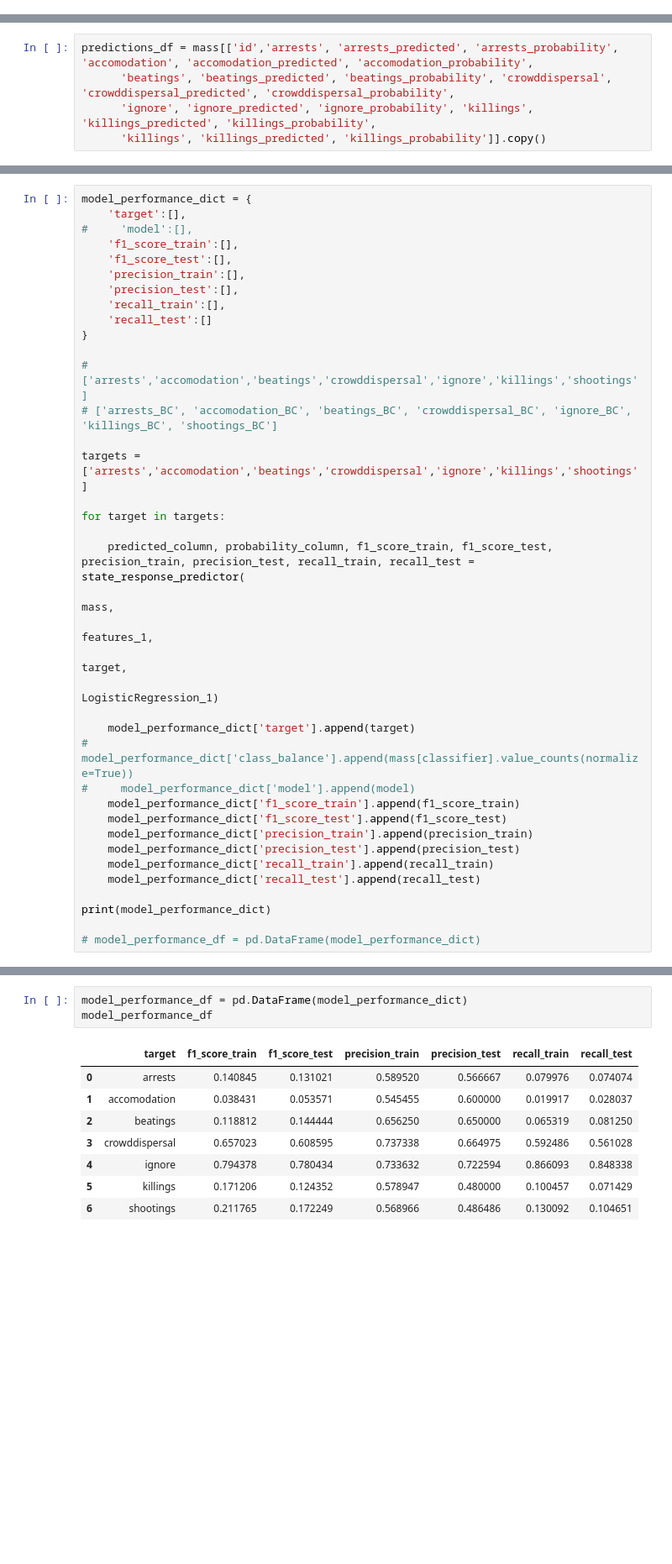
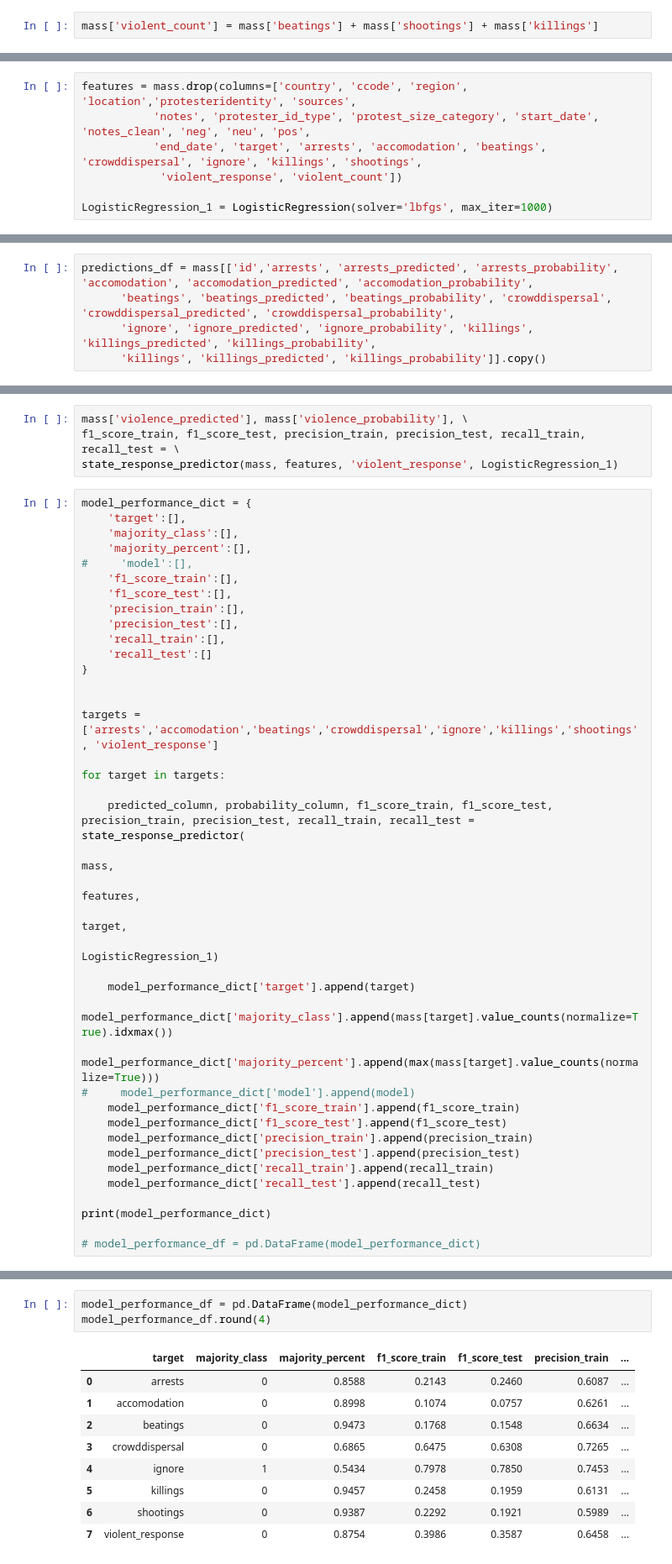
Before and after one commit to EmFib/Mass-Protests, a Jupyter notebook: users/consolidated_mass_logistic_regression.ipynb, the cells around one changed output, grey strips where cells are left out. Shown: that part at 84% size. Saved outputs shown, nothing was run; the diff lists cells and outputs as text; blank space fills up the shorter version.

Commit message:
added violent protest columns to mass df

```diff
--- a/users/consolidated_mass_logistic_regression.ipynb
+++ b/users/consolidated_mass_logistic_regression.ipynb
@@ -350,0 +131,2 @@ LogisticRegression(max_iter=1000)
+# %%
+mass['violent_count'] = mass['beatings'] + mass['shootings'] + mass['killings']
@@ -354,0 +168,7 @@ pwd
+# %%
+features = mass.drop(columns=['country', 'ccode', 'region', 'location','protesteridentity', 'sources',
+           'notes', 'protester_id_type', 'protest_size_category', 'start_date', 'notes_clean', 'neg', 'neu', 'pos',
+           'end_date', 'target', 'arrests', 'accomodation', 'beatings', 'crowddispersal', 'ignore', 'killings', 'shootings',
+            'violent_response', 'violent_count'])
+
+LogisticRegression_1 = LogisticRegression(solver='lbfgs', max_iter=1000)
@@ -372,6 +242,12 @@ predictions_df.to_csv('../data/04_predictions_only.csv', index=False)
+# %%
+mass['violence_predicted'], mass['violence_probability'], \
+f1_score_train, f1_score_test, precision_train, precision_test, recall_train, recall_test = \
+state_response_predictor(mass, features, 'violent_response', LogisticRegression_1)
 # %%
 model_performance_dict = {
     'target':[],
+    'majority_class':[],
+    'majority_percent':[],
 #     'model':[],
     'f1_score_train':[],
     'f1_score_test':[],
@@ -381,21 +257,20 @@ model_performance_dict = {
     'recall_test':[]
 }
 
-# ['arrests','accomodation','beatings','crowddispersal','ignore','killings','shootings']
-# ['arrests_BC', 'accomodation_BC', 'beatings_BC', 'crowddispersal_BC', 'ignore_BC', 'killings_BC', 'shootings_BC']
 
-targets = ['arrests','accomodation','beatings','crowddispersal','ignore','killings','shootings']
+targets = ['arrests','accomodation','beatings','crowddispersal','ignore','killings','shootings', 'violent_response']
 
 for target in targets:
 
     predicted_column, probability_column, f1_score_train, f1_score_test, precision_train, precision_test, recall_train, recall_test = state_response_predictor(
                                                                                                                                 mass,
-                                                                                                                                features_1,
+                                                                                                                                features,
                                                                                                                                 target,
                                                                                                                                 LogisticRegression_1)
 
     model_performance_dict['target'].append(target)
-#     model_performance_dict['class_balance'].append(mass[classifier].value_counts(normalize=True))
+    model_performance_dict['majority_class'].append(mass[target].value_counts(normalize=True).idxmax())
+    model_performance_dict['majority_percent'].append(max(mass[target].value_counts(normalize=True)))
 #     model_performance_dict['model'].append(model)
     model_performance_dict['f1_score_train'].append(f1_score_train)
     model_performance_dict['f1_score_test'].append(f1_score_test)
@@ -428,12 +287,13 @@ LogisticRegression(max_iter=1000)
 # %%
 model_performance_df = pd.DataFrame(model_performance_dict)
-model_performance_df
+model_performance_df.round(4)
 # %% [output]
-|  | target | f1_score_train | f1_score_test | precision_train | precision_test | recall_train | recall_test |
-| 0 | arrests | 0.140845 | 0.131021 | 0.589520 | 0.566667 | 0.079976 | 0.074074 |
-| 1 | accomodation | 0.038431 | 0.053571 | 0.545455 | 0.600000 | 0.019917 | 0.028037 |
-| 2 | beatings | 0.118812 | 0.144444 | 0.656250 | 0.650000 | 0.065319 | 0.081250 |
-| 3 | crowddispersal | 0.657023 | 0.608595 | 0.737338 | 0.664975 | 0.592486 | 0.561028 |
-| 4 | ignore | 0.794378 | 0.780434 | 0.733632 | 0.722594 | 0.866093 | 0.848338 |
-| 5 | killings | 0.171206 | 0.124352 | 0.578947 | 0.480000 | 0.100457 | 0.071429 |
-| 6 | shootings | 0.211765 | 0.172249 | 0.568966 | 0.486486 | 0.130092 | 0.104651 |
+|  | target | majority_class | majority_percent | f1_score_train | f1_score_test | precision_train | ... |
+| 0 | arrests | 0 | 0.8588 | 0.2143 | 0.2460 | 0.6087 | ... |
+| 1 | accomodation | 0 | 0.8998 | 0.1074 | 0.0757 | 0.6261 | ... |
+| 2 | beatings | 0 | 0.9473 | 0.1768 | 0.1548 | 0.6634 | ... |
+| 3 | crowddispersal | 0 | 0.6865 | 0.6475 | 0.6308 | 0.7265 | ... |
+| 4 | ignore | 1 | 0.5434 | 0.7978 | 0.7850 | 0.7453 | ... |
+| 5 | killings | 0 | 0.9457 | 0.2458 | 0.1959 | 0.6131 | ... |
+| 6 | shootings | 0 | 0.9387 | 0.2292 | 0.1921 | 0.5989 | ... |
+| 7 | violent_response | 0 | 0.8754 | 0.3986 | 0.3587 | 0.6458 | ... |
```
Also changed, not shown: parts of 73 cells of this notebook, 2 other files.
